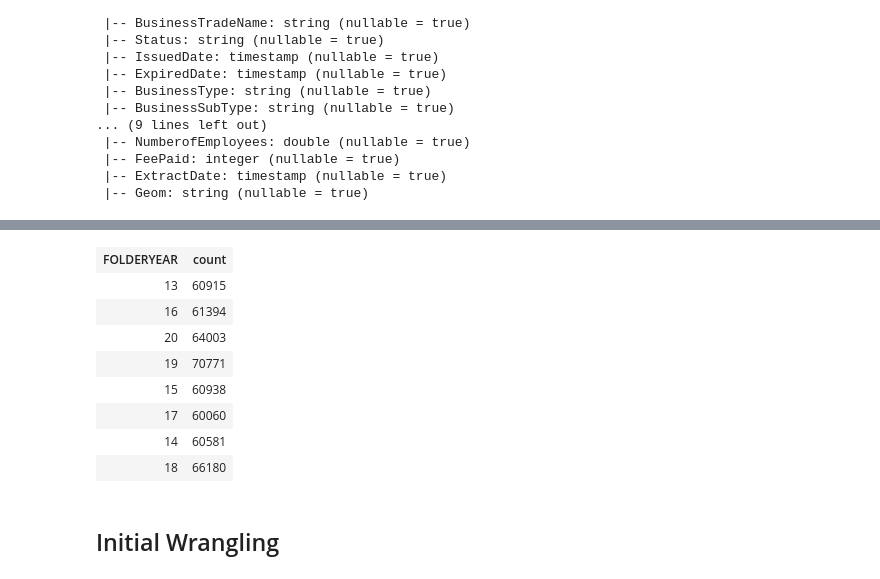
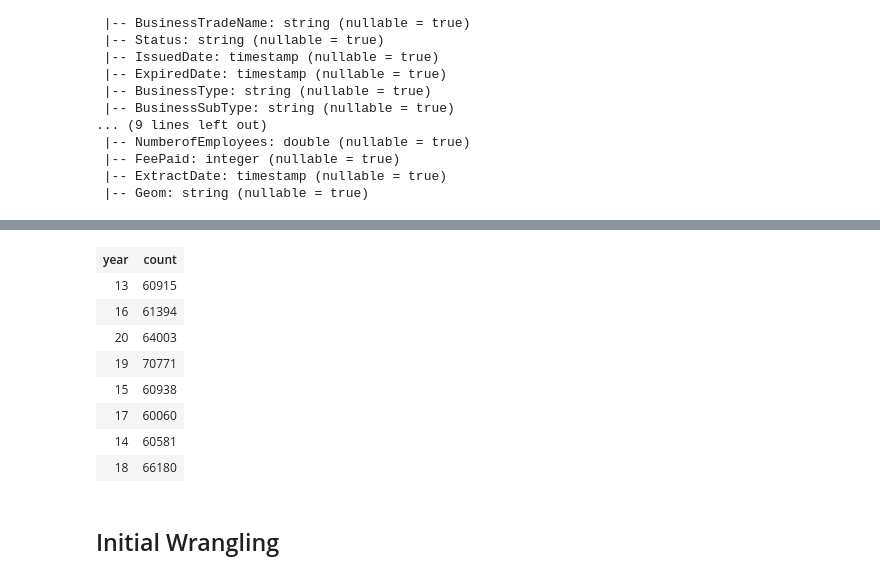
Before and after one commit to bradentam/vancouver_restaurants_project, a Jupyter notebook: eda/eda.ipynb, the cells around one changed output, grey strips where cells are left out. Drawn from its saved outputs; the diff is of its cells as text; code cells hidden in the pictures.

```diff
--- a/eda/eda.ipynb
+++ b/eda/eda.ipynb
@@ -65,6 +64,31 @@ root
  |-- FeePaid: integer (nullable = true)
  |-- ExtractDate: timestamp (nullable = true)
  |-- Geom: string (nullable = true)
+# %%
+licences_df = licences_df.withColumnRenamed('FOLDERYEAR', 'year')\
+           .withColumnRenamed('LicenceRSN', 'licence_rsn')\
+           .withColumnRenamed('LicenceNumber', 'licence_num')\
+           .withColumnRenamed('LicenceRevisionNumber', 'licence_revision_num')\
+           .withColumnRenamed('BusinessName', 'name')\
+           .withColumnRenamed('BusinessTradeName', 'trade_name')\
+           .withColumnRenamed('Status', 'status')\
+           .withColumnRenamed('IssueDate', 'issue_date')\
+           .withColumnRenamed('ExpiredDate', 'expired_date')\
+           .withColumnRenamed('BusinessType', 'type')\
+           .withColumnRenamed('BusinessSubType', 'subtype')\
+           .withColumnRenamed('Unit', 'unit')\
+           .withColumnRenamed('UnitType', 'unit_type')\
+           .withColumnRenamed('House', 'house')\
+           .withColumnRenamed('Street', 'street')\
+           .withColumnRenamed('City', 'city')\
+           .withColumnRenamed('Province', 'province')\
+           .withColumnRenamed('Country', 'country')\
+           .withColumnRenamed('PostalCode', 'postal_code')\
+           .withColumnRenamed('LocalArea', 'area')\
+           .withColumnRenamed('NumberofEmployees', 'n_employees')\
+           .withColumnRenamed('FeePaid', 'fee')\
+           .withColumnRenamed('ExtractDate', 'extract_date')\
+           .withColumnRenamed('Geom', 'geom')
 # %%
 # show the first 10 rows
 licences_df.limit(10)
@@ -83,7 +107,7 @@ licences_df.limit(10)
 # %%
-licences_df.groupBy('FOLDERYEAR').count()
+licences_df.groupBy('year').count()
 # %% [output]
-| FOLDERYEAR | count |
+| year | count |
 | 13 | 60915 |
 | 16 | 61394 |
 | 20 | 64003 |
```
Also changed, not shown: parts of 39 cells of this notebook.
